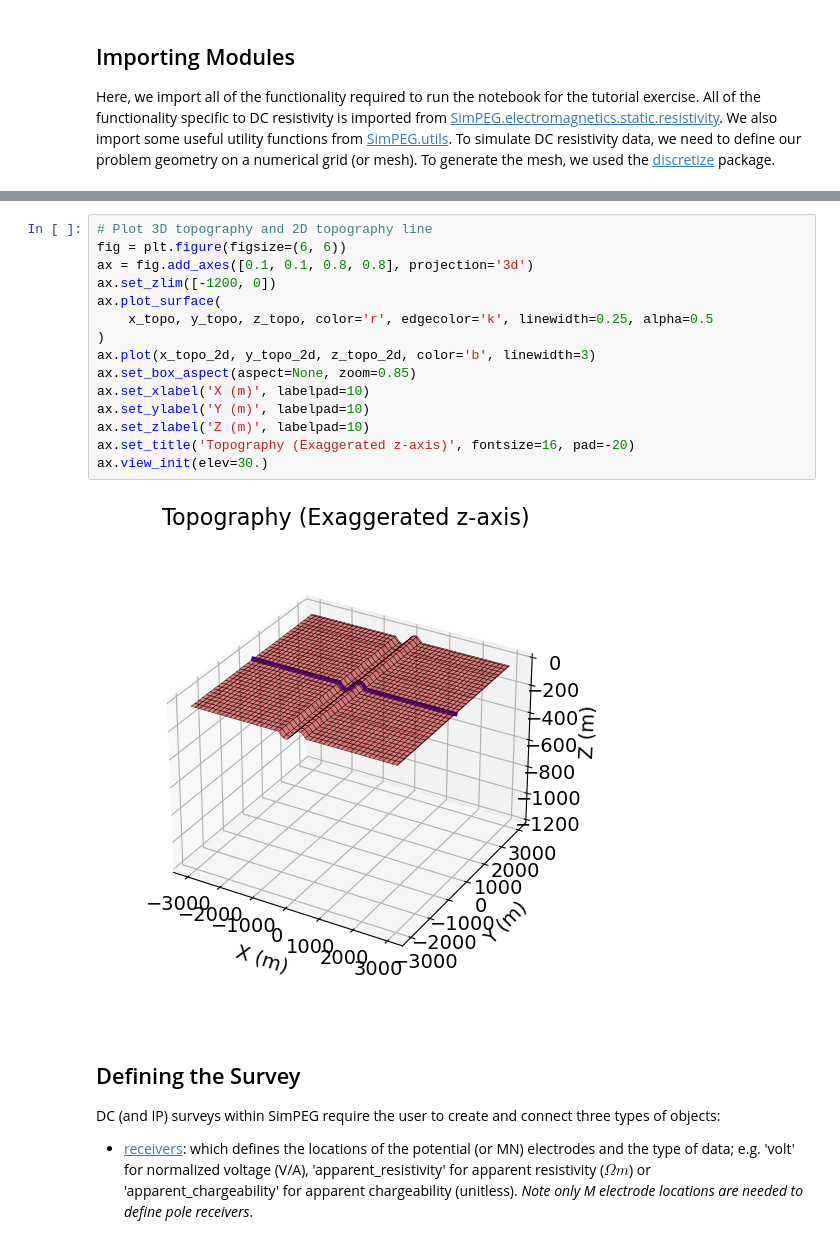
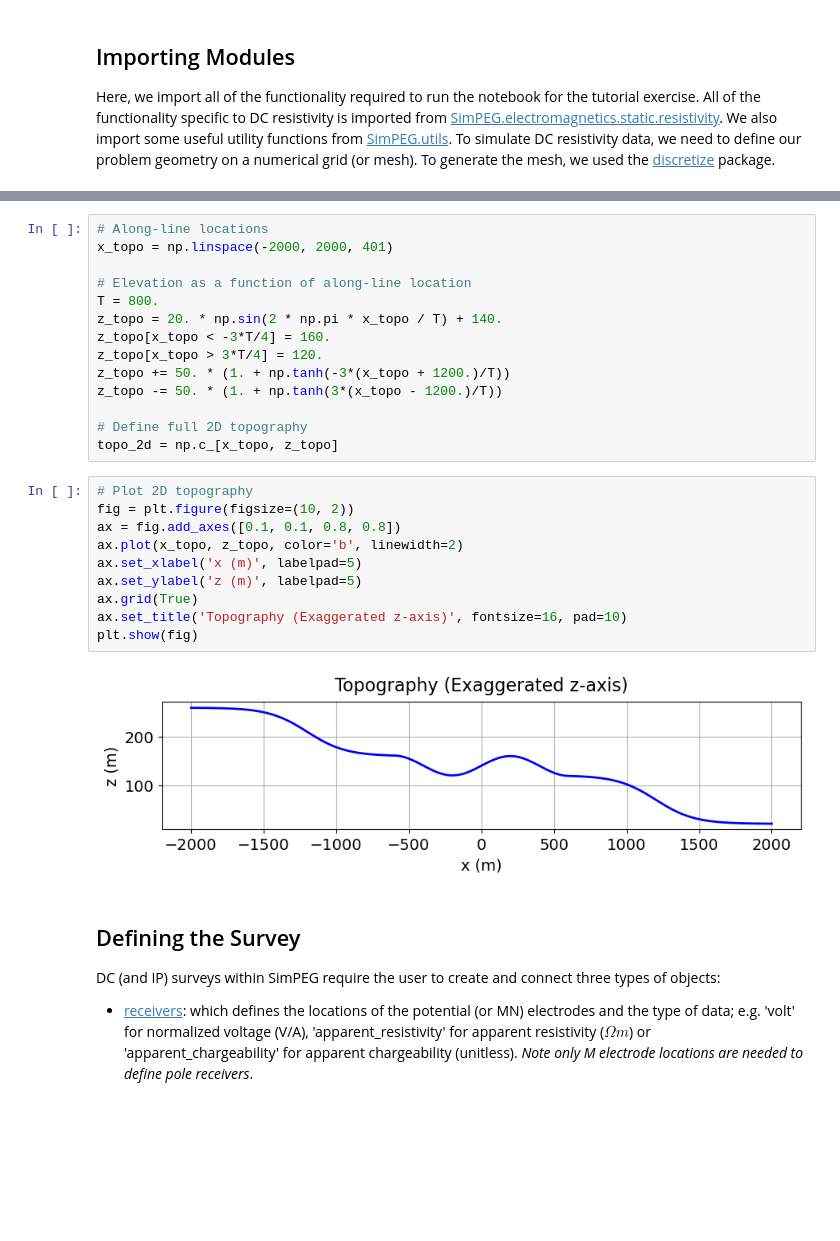
Before and after one commit to simpeg/user-tutorials, a Jupyter notebook: notebooks/05-dcr/fwd_dcr_2d.ipynb, the cells around one changed output, grey strips where cells are left out. Cells and saved outputs as stored; diff of their text form; blank space fills up the shorter version.

```diff
--- a/notebooks/05-dcr/fwd_dcr_2d.ipynb
+++ b/notebooks/05-dcr/fwd_dcr_2d.ipynb
@@ -85,20 +66,29 @@ topo_2d = np.c_[x_topo_2d, z_topo_2d]
+# %%
+# Along-line locations
+x_topo = np.linspace(-2000, 2000, 401)
+
+# Elevation as a function of along-line location
+T = 800.
+z_topo = 20. * np.sin(2 * np.pi * x_topo / T) + 140.
+z_topo[x_topo < -3*T/4] = 160.
+z_topo[x_topo > 3*T/4] = 120.
+z_topo += 50. * (1. + np.tanh(-3*(x_topo + 1200.)/T))
+z_topo -= 50. * (1. + np.tanh(3*(x_topo - 1200.)/T))
+
+# Define full 2D topography
+topo_2d = np.c_[x_topo, z_topo]
 # %%
-# Plot 3D topography and 2D topography line
-fig = plt.figure(figsize=(6, 6))
-ax = fig.add_axes([0.1, 0.1, 0.8, 0.8], projection='3d')
-ax.set_zlim([-1200, 0])
-ax.plot_surface(
-    x_topo, y_topo, z_topo, color='r', edgecolor='k', linewidth=0.25, alpha=0.5
-)
-ax.plot(x_topo_2d, y_topo_2d, z_topo_2d, color='b', linewidth=3)
-ax.set_box_aspect(aspect=None, zoom=0.85)
-ax.set_xlabel('X (m)', labelpad=10)
-ax.set_ylabel('Y (m)', labelpad=10)
-ax.set_zlabel('Z (m)', labelpad=10)
-ax.set_title('Topography (Exaggerated z-axis)', fontsize=16, pad=-20)
-ax.view_init(elev=30.)
+# Plot 2D topography
+fig = plt.figure(figsize=(10, 2))
+ax = fig.add_axes([0.1, 0.1, 0.8, 0.8])
+ax.plot(x_topo, z_topo, color='b', linewidth=2)
+ax.set_xlabel('x (m)', labelpad=5)
+ax.set_ylabel('z (m)', labelpad=5)
+ax.grid(True)
+ax.set_title('Topography (Exaggerated z-axis)', fontsize=16, pad=10)
+plt.show(fig)
 # %% [output]
-[figure, old version]
+[figure, new version]
 # %% [markdown]
 ## Defining the Survey
 
```
Also changed, not shown: parts of 21 cells of this notebook, 10 other files.
